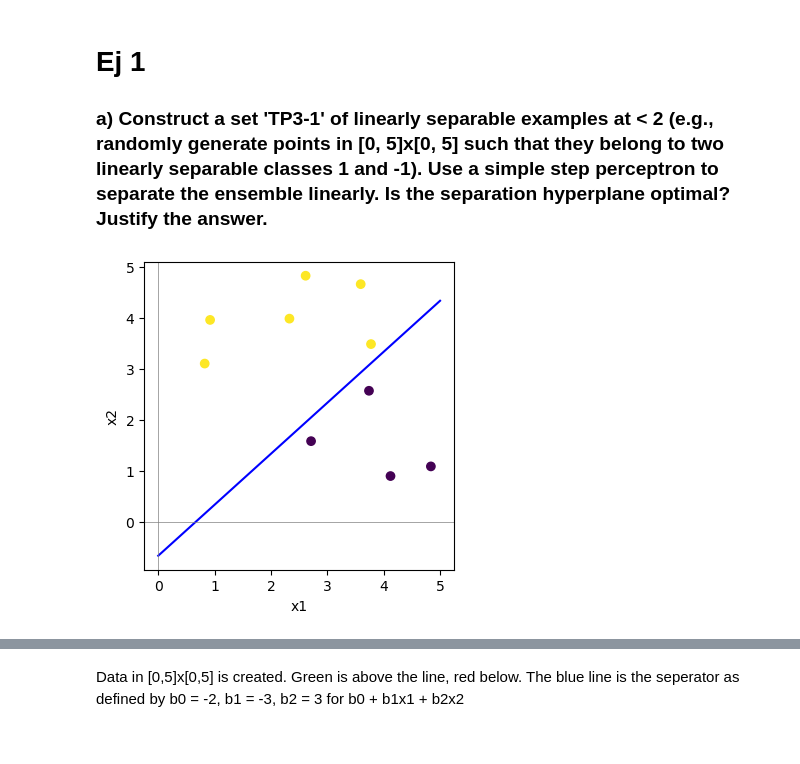
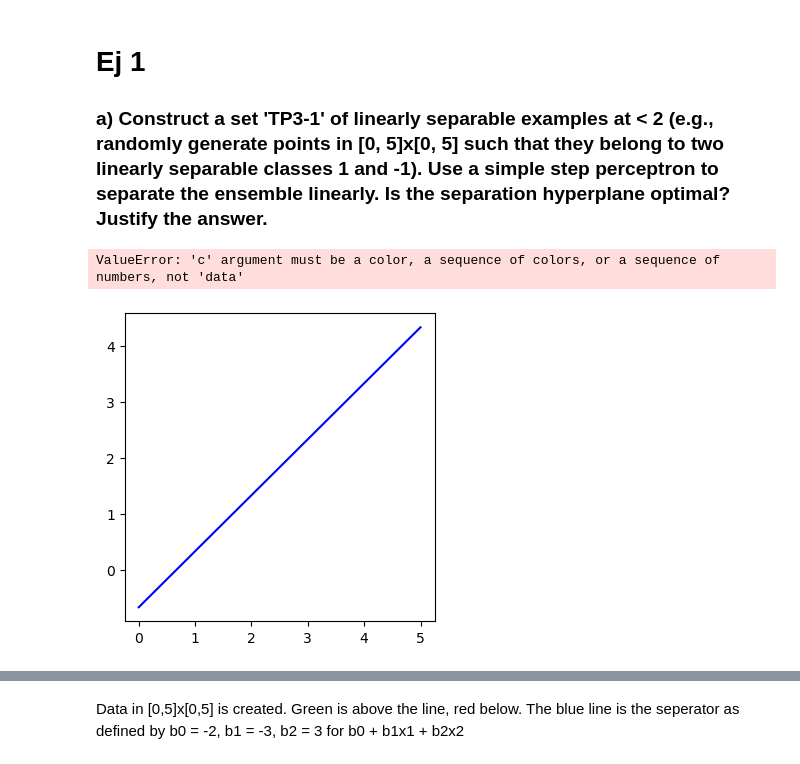
Before and after one commit to papekoja/72.75-ML, a Jupyter notebook: TP3/tp3.ipynb, the cells around one changed output, grey strips where cells are left out. Cells and saved outputs as stored; diff of their text form; code cells hidden in the pictures.

```diff
--- a/TP3/tp3.ipynb
+++ b/TP3/tp3.ipynb
@@ -17,7 +18,7 @@ from kernal import linear, polynomial, rbf
 np.random.seed(0) # Apparently this sets the random to be not so random anymore
 
 # This is for the spliting line function
-n_items = 10
+n_items = 500
 b0 = 2
 b1 = -3
 b2 = 3
@@ -26,38 +27,49 @@ b2 = 3
 x1 = [random.uniform(0, 5) for i in range(n_items)]
 x2 = [random.uniform(0, 5) for i in range(n_items)]
 
+# the following is for the linespace representation of the line in the plot
 x1_for_line = np.linspace(0, 5, 100)
 x2_for_line = (-b0 - b1 * x1_for_line) / b2
 
 # Fit the data in the dataframe and make the class column (1 if above the line, 0 otherwise
-data = pd.DataFrame({
+TP3_1 = pd.DataFrame({
     'x1': x1,
     'x2': x2,
     'Class': [1 if (b0 + b1 * x1[i] + b2 * x2[i]) > 0 else -1 for i in range(n_items)]
 })
 
-TP3_1 = data
+# Create a train test split
+train, test = train_test_split(TP3_1, test_size=0.25, random_state=38)
 
-# Create a train test split
-train, test = train_test_split(data, test_size=0.25, random_state=38)
+X_train = train[['x1', 'x2']].values
+y_train = train['Class'].values
+
+X_test = test[['x1', 'x2']].values
+y_test = test['Class'].values
+
+
 
 def ploting(data, b0=b0, b1=b1, b2=b2, line=True):
 
     #For the line in the plot
     if line:
         x1_for_line = np.linspace(0, 5, 100)
         x2_for_line = (-b0 - b1 * x1_for_line) / b2
 
     plt.figure(figsize=(4, 4))
     plt.plot(x1_for_line, x2_for_line, label=f'{b0} + {b1}x1 + {b2}x2', color='blue')
-    plt.scatter(data['x1'], data['x2'], label='Data', c=data['Class'], marker='o')
+    # plt.scatter(data_X['x1'], data_X['x2'], label='Data', c=data_y['Class'], marker='o')
+
+    plt.scatter(data['x1'], data['x2'], label='Data', c='data', marker='o')
+
     plt.xlabel('x1')
     plt.ylabel('x2')
     plt.axhline(0, color='grey', linewidth=0.5)
     plt.axvline(0, color='grey', linewidth=0.5)
     # plt.legend()
     plt.show()
 
-ploting(data, b0, b1, b2)
+ploting(train, b0, b1, b2)
 # %% [output]
+ValueError: 'c' argument must be a color, a sequence of colors, or a sequence of numbers, not 'data'
-[figure, old version]
+[figure, new version]
```
Also changed, not shown: parts of 9 cells of this notebook, 1 other file.
